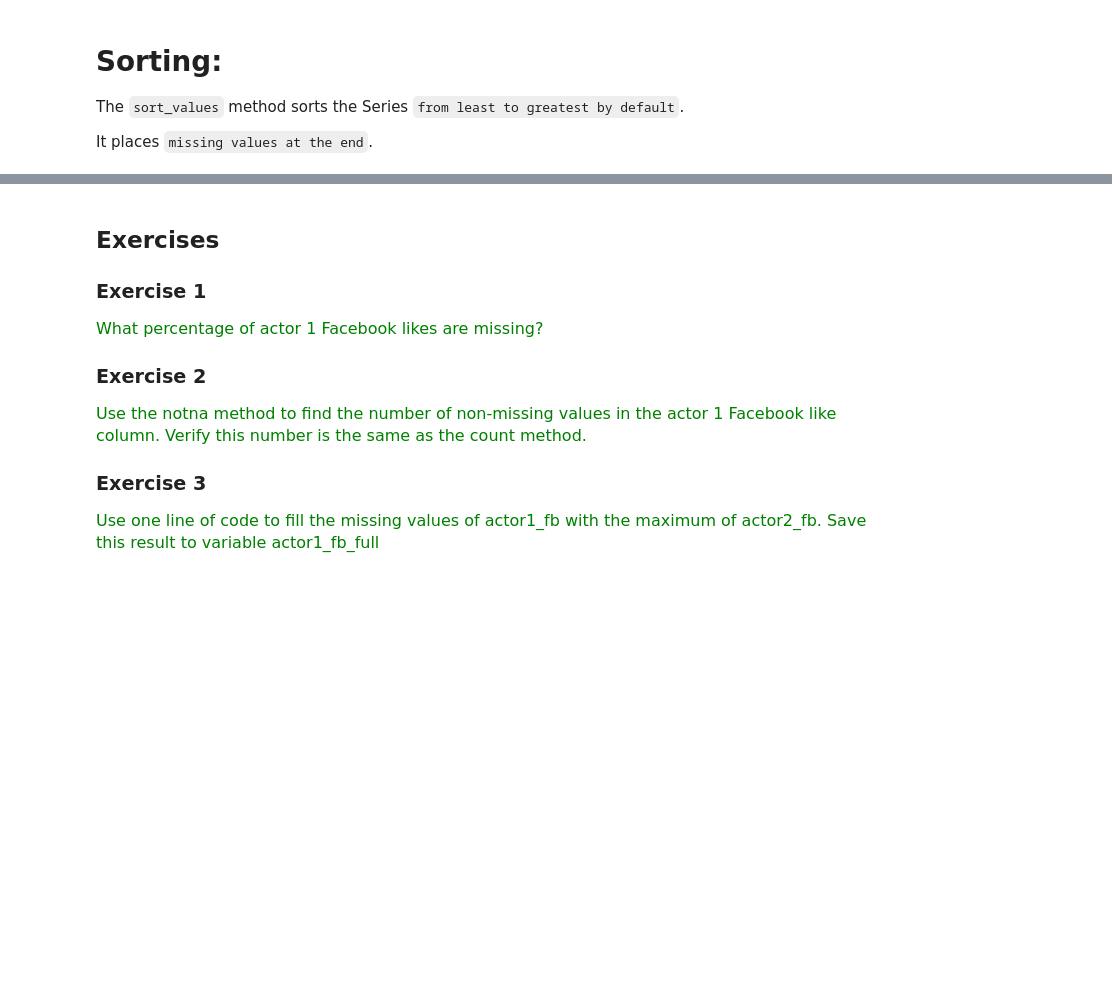
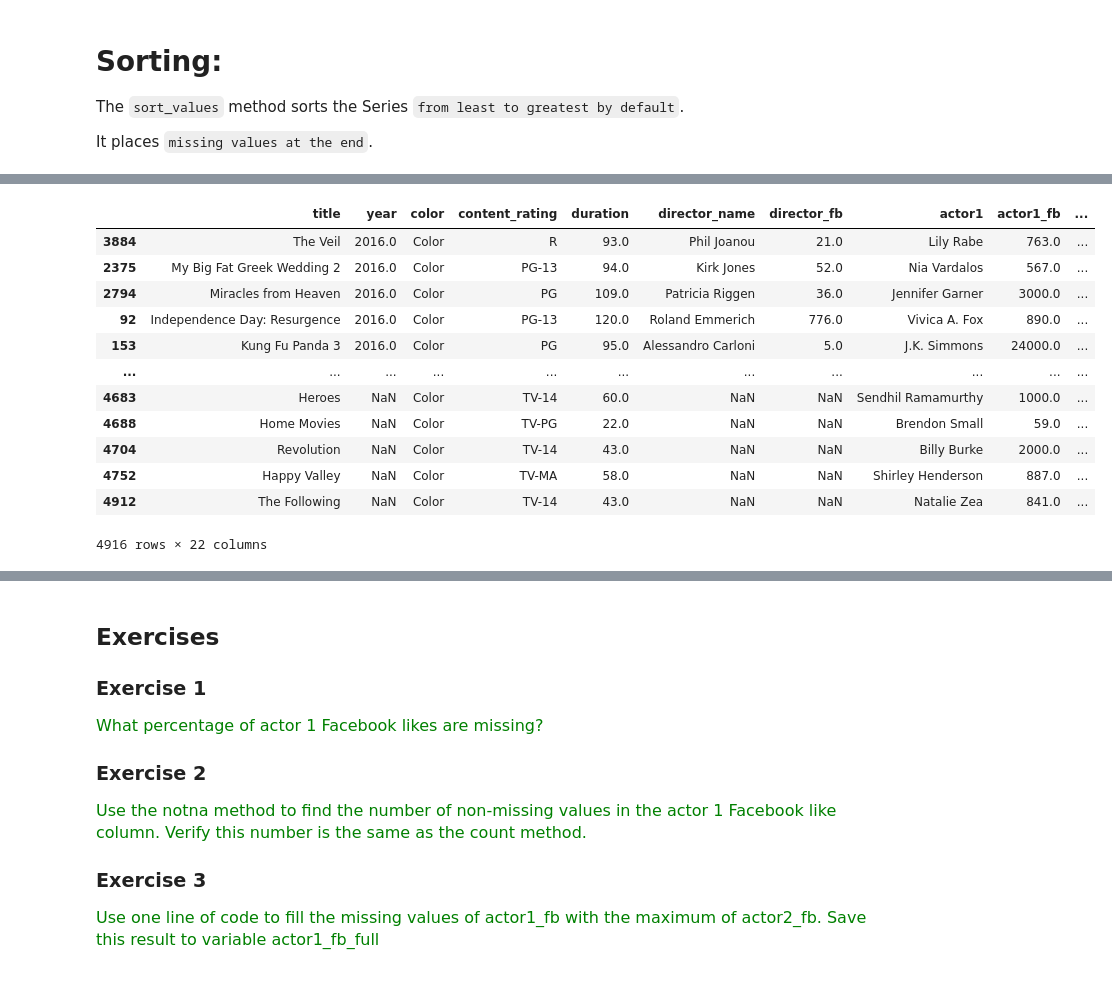
Before and after one commit to HalaMostafa/BeIN2023_DataAnalysis, a Jupyter notebook: 03.Missing Values Sorting And Uniquness.ipynb, the cells around one changed output, grey strips where cells are left out. Drawn from its saved outputs; the diff is of its cells as text; code cells hidden in the pictures; blank space fills up the shorter version.

```diff
--- a/03.Missing Values Sorting And Uniquness.ipynb
+++ b/03.Missing Values Sorting And Uniquness.ipynb
@@ -167,3 +167,6 @@ memory usage: 864.3+ KB
 The `sort_values` method sorts the Series `from least to greatest by default`.
 
 It places `missing values at the end`.
+# %%
+import pandas as pd
+movieDf = pd.read_csv("data/movie.csv")
@@ -169,0 +183,16 @@ It places `missing values at the end`.
+# %%
+movieDf.sort_values(by="year",ascending=False)# ascending=False if we want desc order
+# %% [output]
+|  | title | year | color | content_rating | duration | director_name | director_fb | actor1 | actor1_fb | ... |
+| 3884 | The Veil | 2016.0 | Color | R | 93.0 | Phil Joanou | 21.0 | Lily Rabe | 763.0 | ... |
+| 2375 | My Big Fat Greek Wedding 2 | 2016.0 | Color | PG-13 | 94.0 | Kirk Jones | 52.0 | Nia Vardalos | 567.0 | ... |
+| 2794 | Miracles from Heaven | 2016.0 | Color | PG | 109.0 | Patricia Riggen | 36.0 | Jennifer Garner | 3000.0 | ... |
+| 92 | Independence Day: Resurgence | 2016.0 | Color | PG-13 | 120.0 | Roland Emmerich | 776.0 | Vivica A. Fox | 890.0 | ... |
+| 153 | Kung Fu Panda 3 | 2016.0 | Color | PG | 95.0 | Alessandro Carloni | 5.0 | J.K. Simmons | 24000.0 | ... |
+| ... | ... | ... | ... | ... | ... | ... | ... | ... | ... | ... |
+| 4683 | Heroes | NaN | Color | TV-14 | 60.0 | NaN | NaN | Sendhil Ramamurthy | 1000.0 | ... |
+| 4688 | Home Movies | NaN | Color | TV-PG | 22.0 | NaN | NaN | Brendon Small | 59.0 | ... |
+| 4704 | Revolution | NaN | Color | TV-14 | 43.0 | NaN | NaN | Billy Burke | 2000.0 | ... |
+| 4752 | Happy Valley | NaN | Color | TV-MA | 58.0 | NaN | NaN | Shirley Henderson | 887.0 | ... |
+| 4912 | The Following | NaN | Color | TV-14 | 43.0 | NaN | NaN | Natalie Zea | 841.0 | ... |
+4916 rows × 22 columns
```
Also changed, not shown: parts of 12 cells of this notebook.
